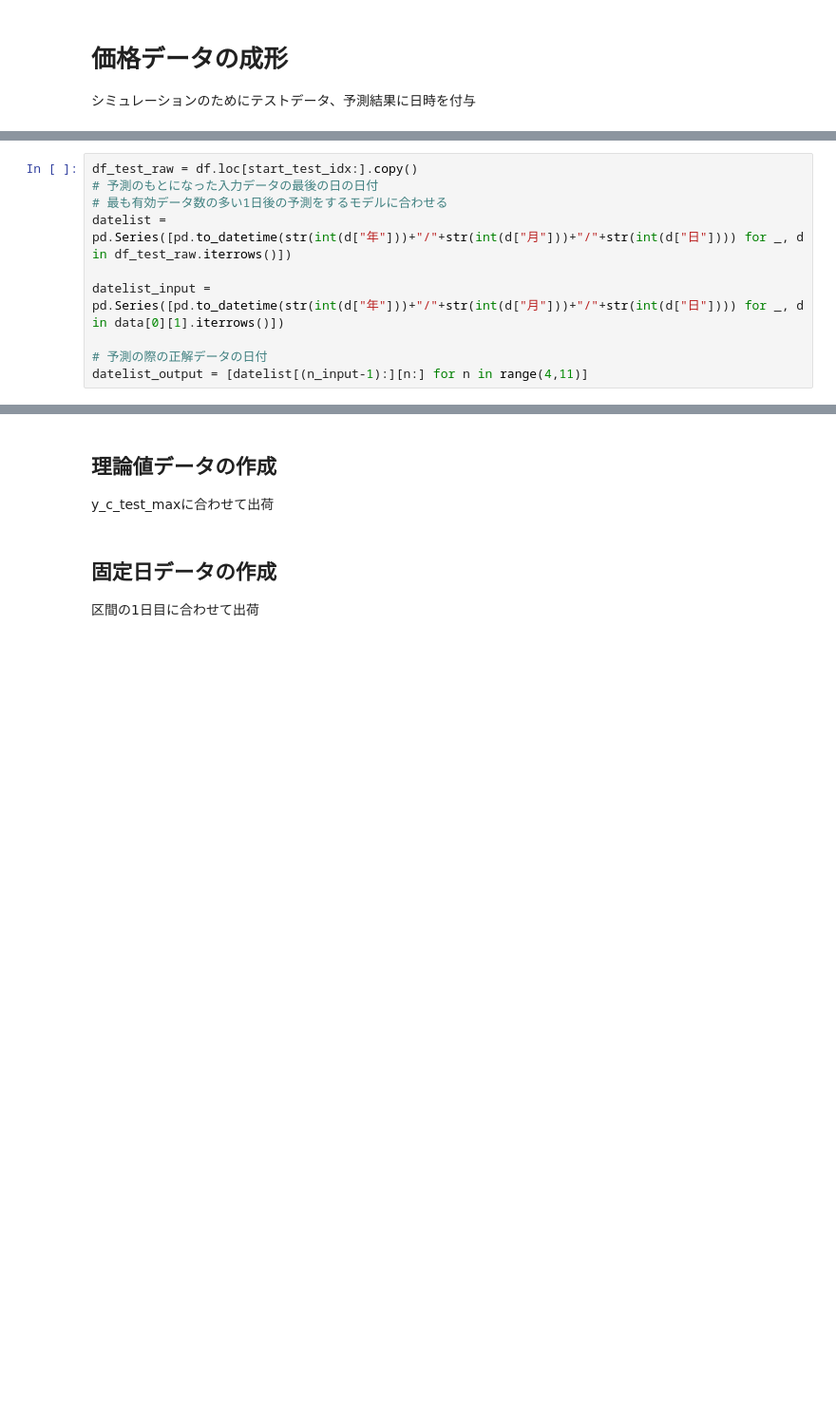
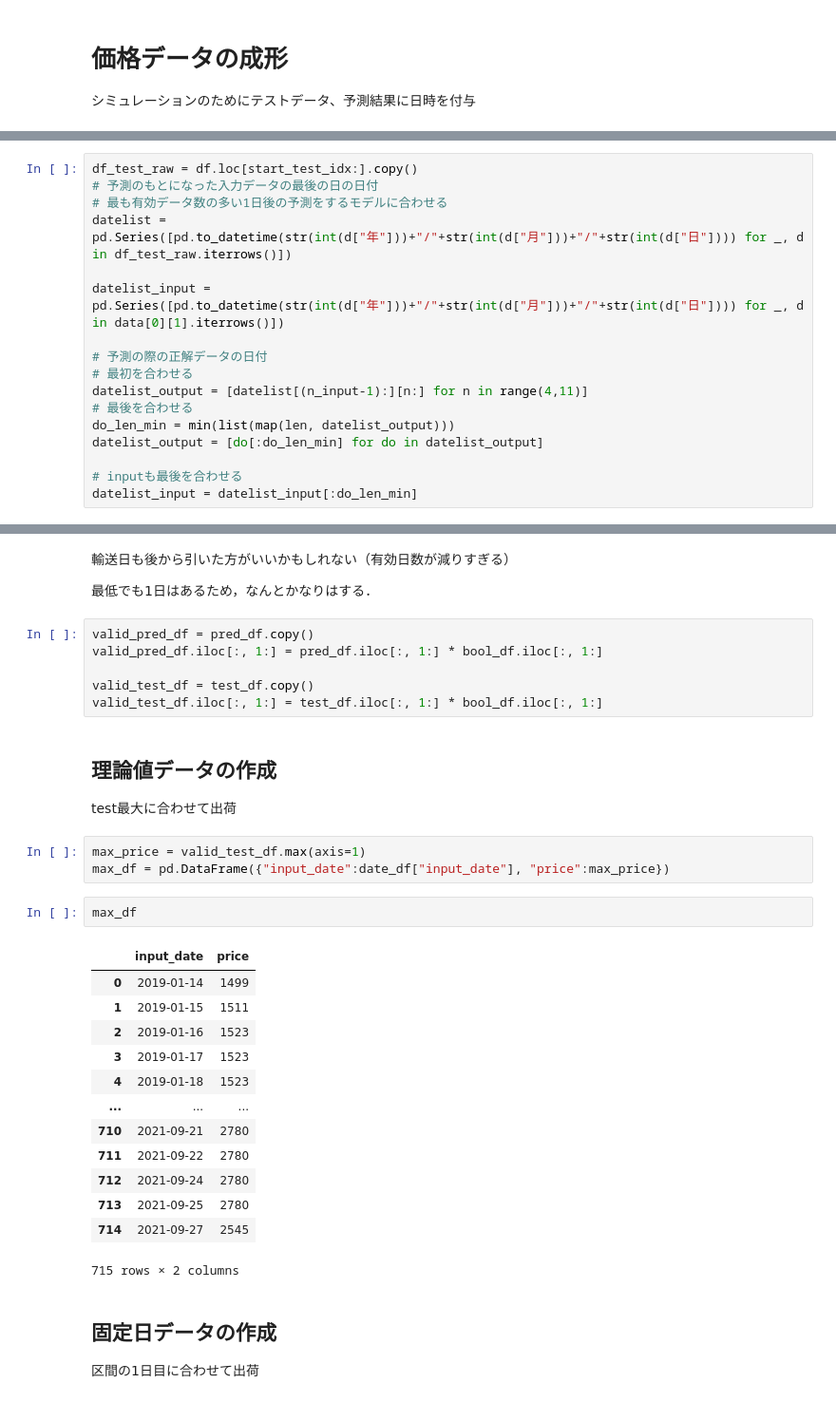
Before and after one commit to goemon8787/strawberry, a Jupyter notebook: notebooks/analysis6.ipynb, the cells around one changed output, grey strips where cells are left out. Shown at 95% size. Saved outputs shown, nothing was run; the diff lists cells and outputs as text; blank space fills up the shorter version.

```diff
--- a/notebooks/analysis6.ipynb
+++ b/notebooks/analysis6.ipynb
@@ -307,4 +309,11 @@ datelist = pd.Series([pd.to_datetime(str(int(d["年"]))+"/"+str(int(d["月"]))+"
 datelist_input = pd.Series([pd.to_datetime(str(int(d["年"]))+"/"+str(int(d["月"]))+"/"+str(int(d["日"]))) for _, d in data[0][1].iterrows()])
 
 # 予測の際の正解データの日付
+# 最初を合わせる
 datelist_output = [datelist[(n_input-1):][n:] for n in range(4,11)]
+# 最後を合わせる
+do_len_min = min(list(map(len, datelist_output)))
+datelist_output = [do[:do_len_min] for do in datelist_output]
+
+# inputも最後を合わせる
+datelist_input = datelist_input[:do_len_min]
@@ -362,6 +426,35 @@ span
+# %% [markdown]
+輸送日も後から引いた方がいいかもしれない（有効日数が減りすぎる）
+
+最低でも1日はあるため，なんとかなりはする．
+# %%
+valid_pred_df = pred_df.copy()
+valid_pred_df.iloc[:, 1:] = pred_df.iloc[:, 1:] * bool_df.iloc[:, 1:]
+
+valid_test_df = test_df.copy()
+valid_test_df.iloc[:, 1:] = test_df.iloc[:, 1:] * bool_df.iloc[:, 1:]
 # %% [markdown]
 ## 理論値データの作成
-y_c_test_maxに合わせて出荷
+test最大に合わせて出荷
+# %%
+max_price = valid_test_df.max(axis=1)
+max_df = pd.DataFrame({"input_date":date_df["input_date"], "price":max_price})
+# %%
+max_df
+# %% [output]
+|  | input_date | price |
+| 0 | 2019-01-14 | 1499 |
+| 1 | 2019-01-15 | 1511 |
+| 2 | 2019-01-16 | 1523 |
+| 3 | 2019-01-17 | 1523 |
+| 4 | 2019-01-18 | 1523 |
+| ... | ... | ... |
+| 710 | 2021-09-21 | 2780 |
+| 711 | 2021-09-22 | 2780 |
+| 712 | 2021-09-24 | 2780 |
+| 713 | 2021-09-25 | 2780 |
+| 714 | 2021-09-27 | 2545 |
+715 rows × 2 columns
 # %% [markdown]
 ## 固定日データの作成
 区間の1日目に合わせて出荷
```
Also changed, not shown: parts of 29 cells of this notebook, 1 other file.
